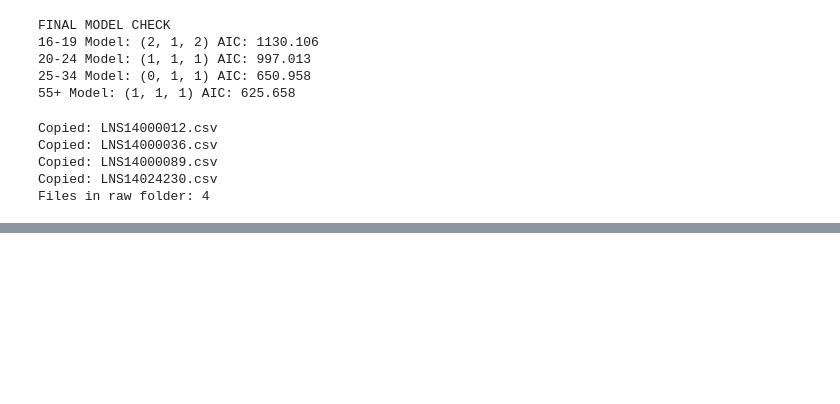
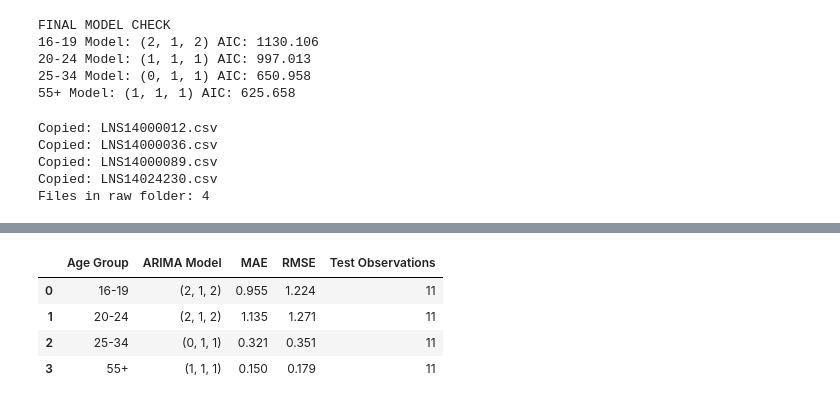
Before and after one commit to naniluciana100-cell/nailuciana100-cell.github.io, a Jupyter notebook: unemployment_project/Unemployment_analysis_FINAL.ipynb, the cells around one changed output, grey strips where cells are left out. Cells and saved outputs as stored; diff of their text form; code cells hidden in the pictures; blank space fills up the shorter version.

```diff
--- a/unemployment_project/Unemployment_analysis_FINAL.ipynb
+++ b/unemployment_project/Unemployment_analysis_FINAL.ipynb
@@ -1408,0 +1674,7 @@ Files in raw folder: 4
+# %%
+for group, data in df_recent.groupby("age_group"):
+    october = data[
+        data["observation_date"] == "2025-10-01"
+    ]
+
+    print(group, "October 2025 observations:", len(october))
@@ -1408,0 +1987,13 @@ Files in raw folder: 4
+# %%
+for group in ["16-19", "20-24", "25-34", "55+"]:
+    data = monthly_data[group]
+
+    train = data.loc[:"2025-08-01"]
+    test = data.loc["2025-09-01":"2026-08-01"]
+
+    print("Age group:", group)
+    print("Training observations:", len(train))
+    print("Testing months:", len(test))
+    print("Available test values:", test.notna().sum())
+    print("Missing test values:", test.isna().sum())
+    print()
@@ -1408,0 +2018,49 @@ Files in raw folder: 4
+# %%
+from statsmodels.tsa.arima.model import ARIMA
+import numpy as np
+import pandas as pd
+
+orders = {
+    "16-19": (2, 1, 2),
+    "20-24": (2, 1, 2),
+    "25-34": (0, 1, 1),
+    "55+": (1, 1, 1)
+}
+
+results = []
+
+for group, order in orders.items():
+    data = monthly_data[group]
+
+    train = data.loc[:"2025-08-01"]
+    test = data.loc["2025-09-01":"2026-08-01"]
+
+    model = ARIMA(train, order=order).fit()
+
+    forecast = model.forecast(steps=12)
+    forecast.index = test.index
+
+    valid = test.notna()
+
+    actual = test[valid]
+    predicted = forecast[valid]
+
+    mae = np.mean(np.abs(actual - predicted))
+    rmse = np.sqrt(np.mean((actual - predicted) ** 2))
+
+    results.append({
+        "Age Group": group,
+        "ARIMA Model": str(order),
+        "MAE": round(mae, 3),
+        "RMSE": round(rmse, 3),
+        "Test Observations": len(actual)
+    })
+
+corrected_results = pd.DataFrame(results)
+display(corrected_results)
+# %% [output]
+|  | Age Group | ARIMA Model | MAE | RMSE | Test Observations |
+| 0 | 16-19 | (2, 1, 2) | 0.955 | 1.224 | 11 |
+| 1 | 20-24 | (2, 1, 2) | 1.135 | 1.271 | 11 |
+| 2 | 25-34 | (0, 1, 1) | 0.321 | 0.351 | 11 |
+| 3 | 55+ | (1, 1, 1) | 0.150 | 0.179 | 11 |
```
Also changed, not shown: parts of 34 cells of this notebook, 1 other file.
